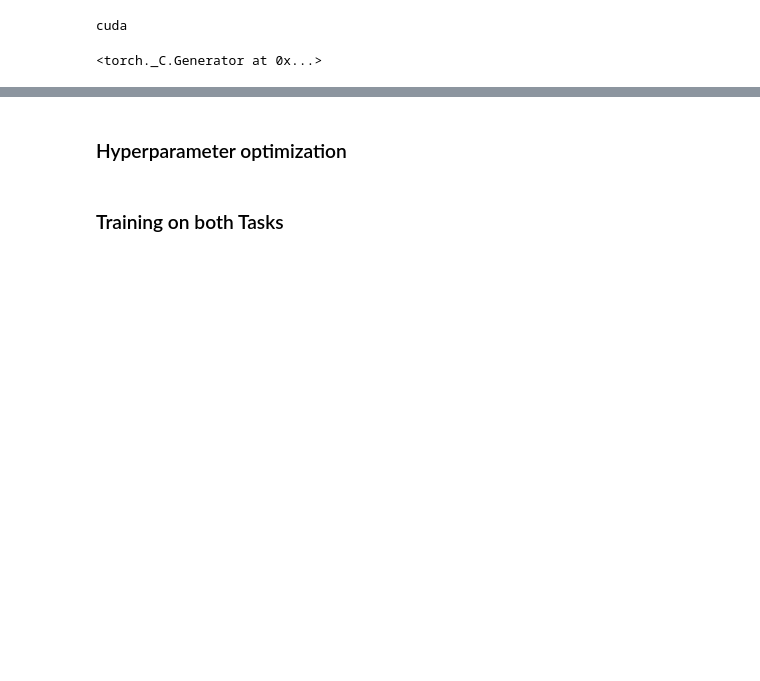
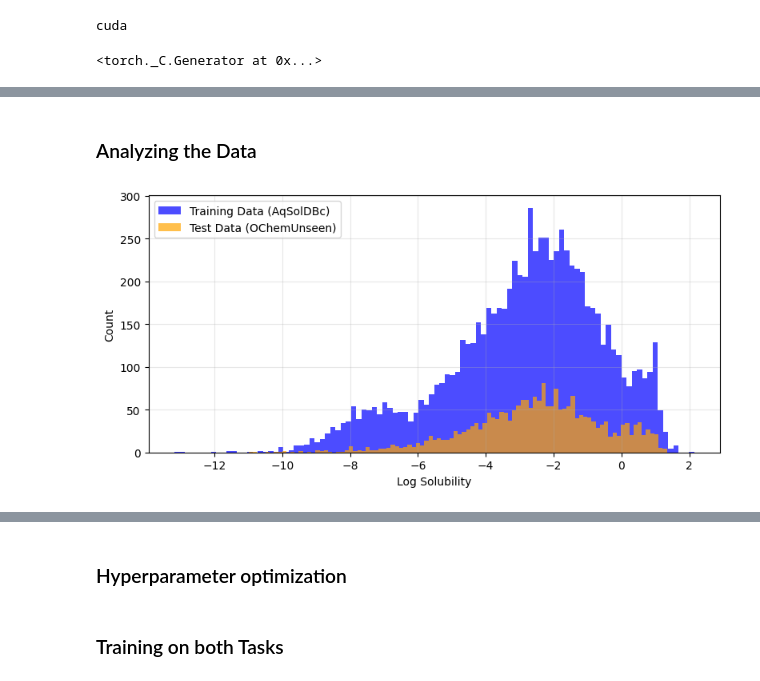
Before and after one commit to p0017/Molecular-Test-Time-Adaptation, a Jupyter notebook: Molecular-Test-Time-Adaptation.ipynb, the cells around one changed output, grey strips where cells are left out. Saved outputs shown, nothing was run; the diff lists cells and outputs as text; code cells hidden in the pictures; blank space fills up the shorter version.

```diff
--- a/Molecular-Test-Time-Adaptation.ipynb
+++ b/Molecular-Test-Time-Adaptation.ipynb
@@ -81,5 +107,9 @@ idx_single = [
 test_df = test_df.drop(idx_single)
 if len(idx_single) > 0:
     print(f"Removing {idx_single} due to single atoms")
+
+# Get additional information on the molecules, such as number of atoms, functional groups
+data_df_updated = get_mol_infos(data_df, "SmilesCurated")
+test_df_updated = get_mol_infos(test_df, "SMILES")
 # %% [output]
 Removing [1263, 1444, 3605, 3702] due to single atoms
@@ -87,2 +117,8 @@ Removing [1263, 1444, 3605, 3702] due to single atoms
 Removing [667] due to Nonetypes
 Removing [471, 503, 589, 591, 592, 593, 594, 610, 613, 641, 643, 647, 649, 652, 653, 654, 656, 658, 676, 681, 693, 744, 759, 763, 769, 773, 777, 807, 809, 811, 813, 869, 902, 969, 998] due to single a ...
+# %% [markdown]
+### Analyzing the Data
+# %%
+solubility_histogram(data_df_updated, test_df_updated, save_plots=save_plots)
+# %% [output]
+[figure, added]
```
Also changed, not shown: parts of 32 cells of this notebook, 24 other files.
